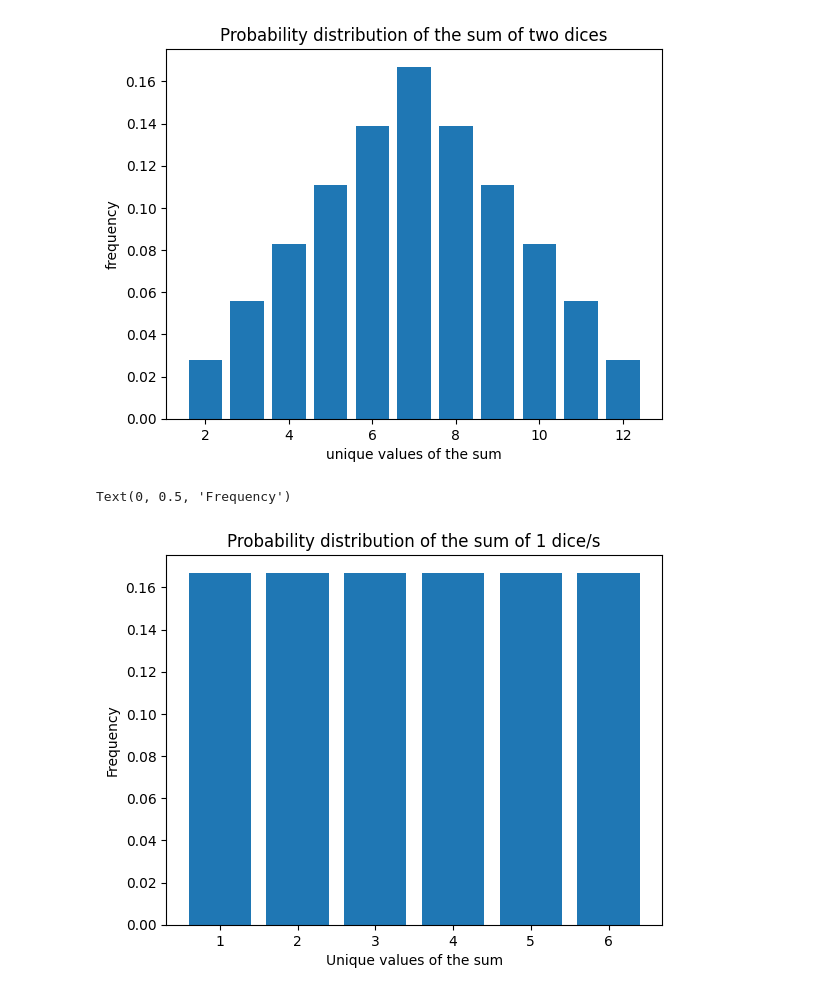
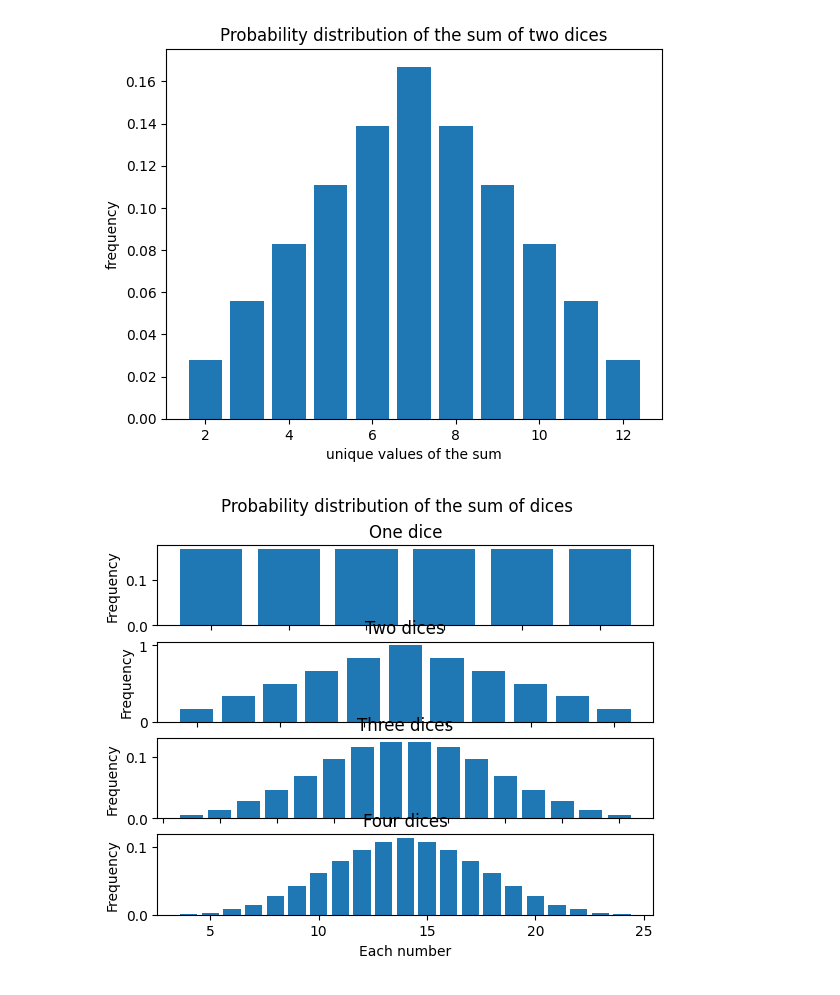
Before and after one commit to Siwenli0615/Siwen-ITHS-AI23, a Jupyter notebook: exercises/10_numpy.ipynb, the cells around one changed output. Drawn from its saved outputs; the diff is of its cells as text; code cells hidden in the pictures.

```diff
--- a/exercises/10_numpy.ipynb
+++ b/exercises/10_numpy.ipynb
@@ -250,25 +250,85 @@ Text(0, 0.5, 'frequency')
 # %%
 #   e) Now make barplots in subplots of sum of dices for 1 dice,
 # 2 dices, 3 dices and 4 dices. What is the pattern that you see? (**)
 
 # One dice:
 import numpy as np
 import matplotlib.pyplot as plt
+import matplotlib.gridspec as gridspec
 number_dice = 1
 dice1 = [x for x in range(1,7)]
 result1 = np.array(dice1)         # make to array
 result_unique1 = np.unique(result1)     # get uniques (x value)
 count_value = np.bincount(result1-1) # sort in bin
 freq1 = np.round(count_value/len(result1),3)    # get frequence (y value)
 
+number_dice = 2
+dice1 = [x for x in range(1,7)]
+dice2 = [x for x in range(1,7)]
+result_array = np.meshgrid(dice_1,dice_2)
+result_added = result_array[0]+result_array[1]
+#print(result2)
+
+result_unique2 = np.unique(result_added)
+#print(f"result unique2: {result_unique2}")
+result_flattened = np.array(result_added).flatten()
+#print(result_flattened)
+count_value = np.bincount(result_flattened - number_dice )
+#print(f"counted value: {count_value}")
+tot2 = len(result_flattened)
+#print(tot2)
+freq2 = np.round(count_value/tot1,3)
+#print(f"frequency{number_dice}: {freq2}")
+
+number_dice = 3
+result = [[[x+y+z for x in range(1,7)]for y in range(1,7)]for z in range(1,7)]
+result_array = np.array(result)
+result_unique3 = np.unique(result_array)
+#print(result_unique3)
+result_flattened3 = np.array(result_array).flatten()
+count_value = np.bincount(result_flattened3 - number_dice )
+
+freq3 = np.round(count_value/len(result_flattened3),3)
+
+
+number_dice = 4
+result = [[[[x+y+z+a for x in range(1,7)]for y in range(1,7)]for z in range(1,7)]for a in range(1,7)]
+result_array = np.array(result)
+result_unique4 = np.unique(result_array)
+#print(result_unique4)
+result_flattened4 = np.array(result_array).flatten()
+count_value = np.bincount(result_flattened4 - number_dice )
+
+freq4 = np.round(count_value/len(result_flattened4),3)
+
+
+fig, axs = plt.subplots(4)
+fig.suptitle(f"Probability distribution of the sum of dices")
+gs = gridspec.GridSpec(2,2)
 x_values = result_unique1
 #print(x_values)
 y_values = freq1
 #print(y_values)
-plt.bar(x_values,y_values)
-plt.title(f"Probability distribution of the sum of {number_dice} dice/s")
-plt.xlabel("Unique values of the sum")
-plt.ylabel("Frequency")
+x_values2 = result_unique2
+y_values2 = freq2
+x_values3 = result_unique3
+y_values3 = freq3
+x_values4 = result_unique4
+y_values4 = freq4
+
+
+axs[0].bar(x_values, y_values)
+axs[0].set_title('One dice')
+axs[1].bar(x_values2, y_values2)
+axs[1].set_title('Two dices')
+axs[2].bar(x_values3, y_values3)
+axs[2].set_title('Three dices')
+axs[3].bar(x_values4, y_values4)
+axs[3].set_title('Four dices')
+
+for ax in axs.flat:
+    ax.set(xlabel='Each number', ylabel='Frequency')
+for ax in fig.get_axes():
+    ax.label_outer()
 # %% [output]
-Text(0, 0.5, 'Frequency')
-[figure, old version]
+[figure, new version]
```
Also changed, not shown: parts of 3 cells of this notebook.
